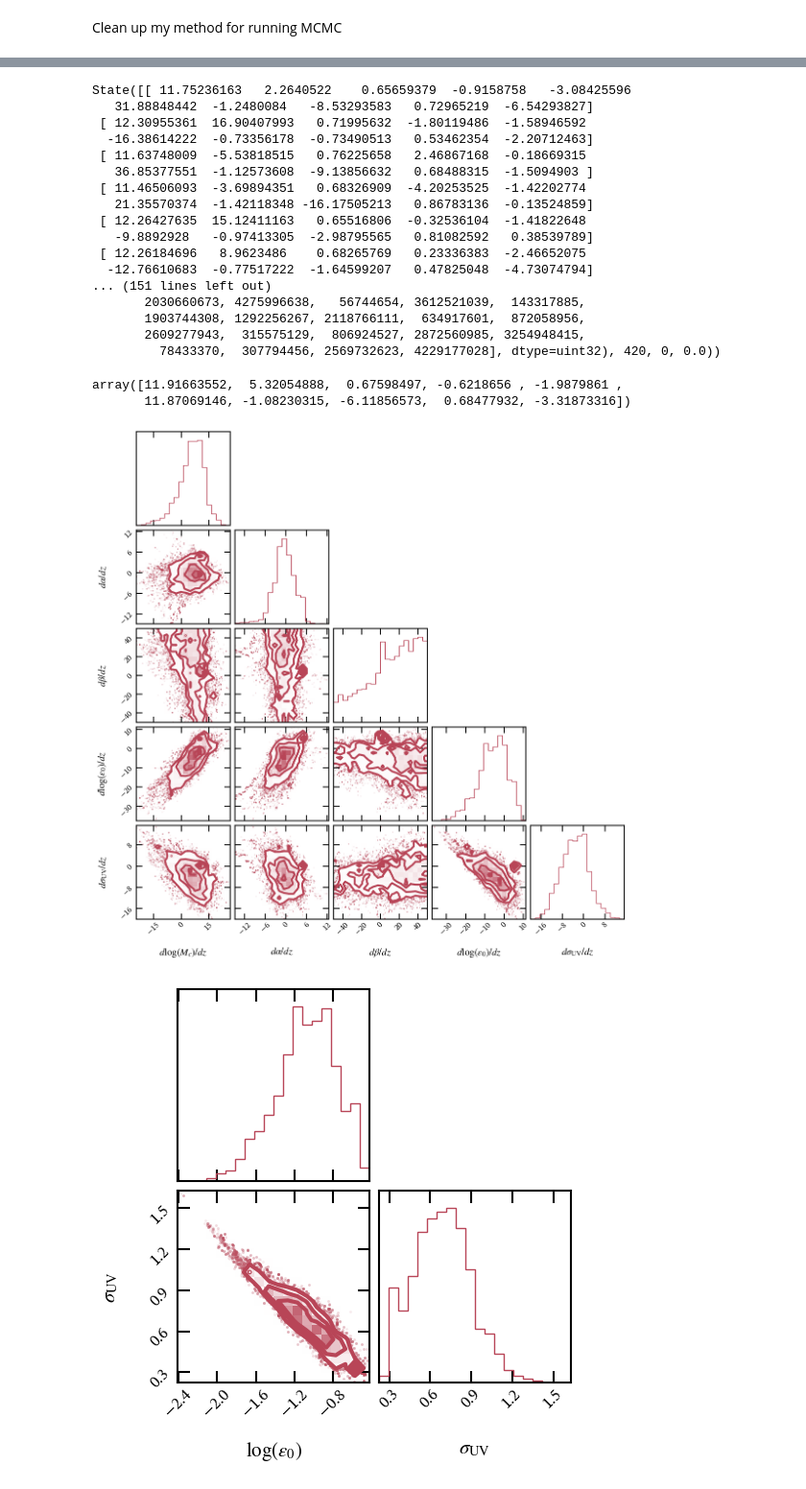
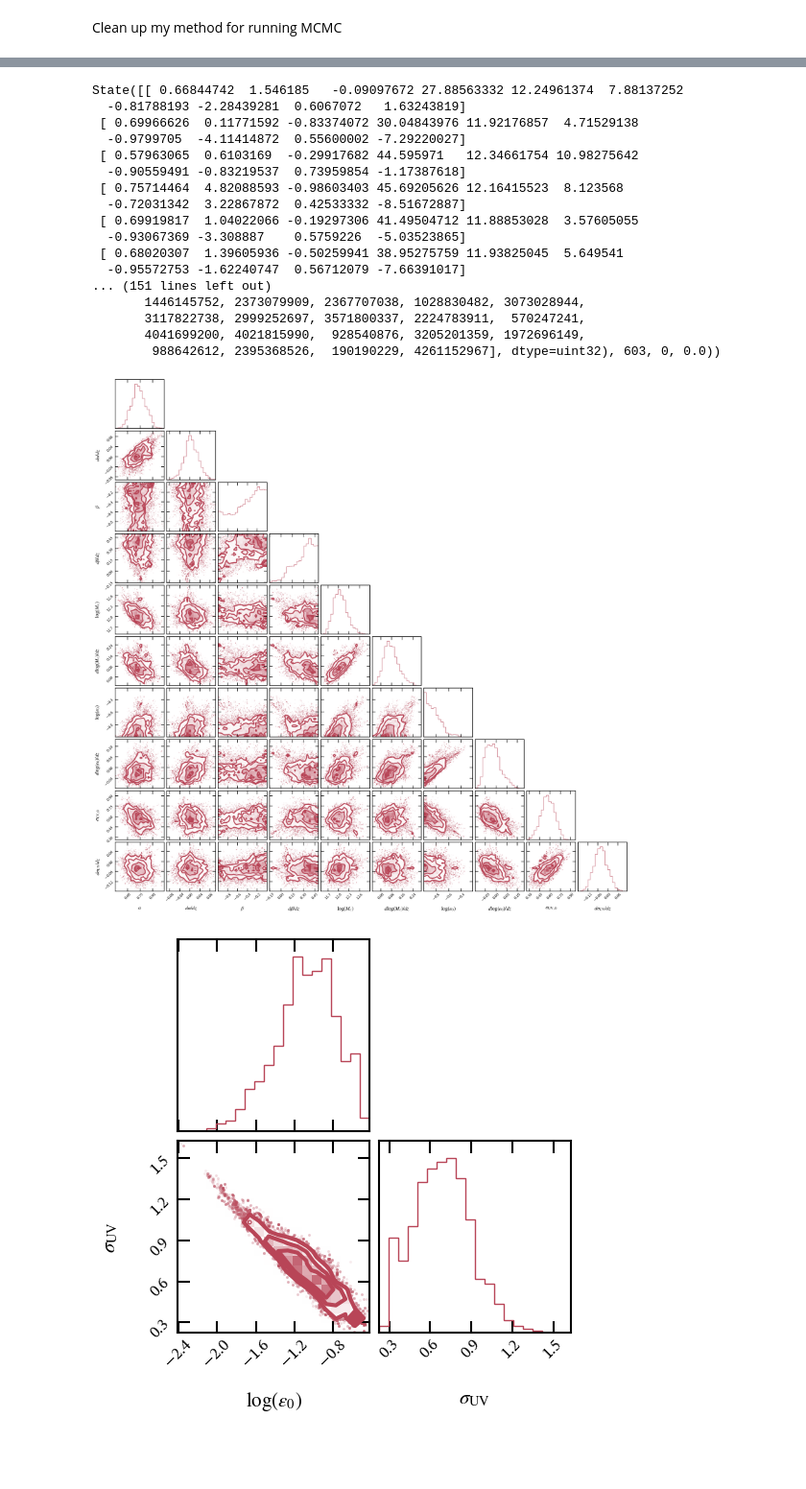
Before and after one commit to ebregou/modeling_stochasticity, a Jupyter notebook: notebooks/MCMC_sigma(z).ipynb, the cells around one changed output, grey strips where cells are left out. Shown at 96% size. Saved outputs shown, nothing was run; the diff lists cells and outputs as text; code cells hidden in the pictures; blank space fills up the shorter version.

Commit message:
tested & finalized the passing of parameters to eMCMC

```diff
--- a/notebooks/MCMC_sigma(z).ipynb
+++ b/notebooks/MCMC_sigma(z).ipynb
@@ -82,10 +82,20 @@ def compare_fits(fits, piecewise_flags, labels, samples, my_UVLF, data_label = '
 
     return fig
 # %%
-scale = np.array([1, 100, 1, 100, 1, 100, 1, 100, 1, 100])  # Scale parameters such that we can take steps of the same size for every
-                                                            # parameter
-labels = [r'$\log(M_c)$', r'$d\log(M_c)/dz$', r"$\alpha$", r"$d\alpha/dz$", r"$\beta$",
-          r"$d\beta/dz$", r"$\log(\epsilon_0)$", r'$d\log(\epsilon_0)/dz$', r'$\sigma_{\rm{UV}}$', r'$d\sigma_{\rm{UV}}/dz$']
-params1 = np.array([12, 0.01, 0.6, 0.01, -0.5, 0.01, -1, 0.01, 0.5, 0.01]) * scale
-lowers = np.array([9, -.5, 0, -.5, -4, -.5, -5, -.5, 0, -.5]) * scale
-uppers = np.array([16, .5, 4, .5, 0, 0.5, 1, .5, 3, .5]) * scale
+param_data = [{'label': r"$\alpha$", 'fit': True, 'value': None, 'start': 0.6, 'scale': 1, 'lower': 0, 'upper': 4},
+              {'label': r"$d\alpha/dz$", 'fit': True, 'value': None, 'start': 0.01, 'scale': 100, 'lower': -0.5, 'upper': 0.5},
+              {'label': r"$d\alpha/dM_{h}$", 'fit': False, 'value': 0, 'start': None, 'scale': None, 'lower': None, 'upper': None},
+              {'label': r"$\beta$", 'fit': True, 'value': None, 'start': -0.5, 'scale': 1, 'lower': -1, 'upper': 0},
+              {'label': r"$d\beta/dz$", 'fit': True, 'value': None, 'start': 0.01, 'scale': 100, 'lower': -0.5, 'upper': 0.5},
+              {'label': r"$d\beta/dM_{h}$", 'fit': False, 'value': 0, 'start': None, 'scale': None, 'lower': None, 'upper': None},
+              {'label': r'$\log(M_c)$', 'fit': True, 'value': None, 'start': 12, 'scale': 1, 'lower': 9, 'upper': 16},
+              {'label': r'$d\log(M_c)/dz$', 'fit': True, 'value': None, 'start': 0.01, 'scale': 100, 'lower': -0.5, 'upper': 0.5},
+              {'label': r'$d\log(M_c)/dM_{h}$', 'fit': False, 'value': 0, 'start': None, 'scale': None, 'lower': None, 'upper': None},
+              {'label': r"$\log(\epsilon_0)$", 'fit': True, 'value': None, 'start': -1, 'scale': 1, 'lower': -1, 'upper': 1},
+              {'label': r'$d\log(\epsilon_0)/dz$', 'fit': True, 'value': None, 'start': 0.01, 'scale': 100, 'lower': -0.5, 'upper': 0.5},
+              {'label': r'$d\log(\epsilon_0)/dM_{h}$', 'fit': False, 'value':0, 'start': 0.01, 'scale': 100, 'lower': -1, 'upper': 1},
+              {'label': r'$\sigma_{\rm{UV}, 0}$', 'fit': True, 'value': None, 'start': 0.5, 'scale': 1, 'lower': 0, 'upper': 3},
+              {'label': r'$d\sigma_{\rm{UV}}/dz$', 'fit': True, 'value': None, 'start': 0.01, 'scale': 100, 'lower': -0.5, 'upper': 0.5},
+              {'label': r'$d\sigma_{\rm{UV}}/dM_{h}$', 'fit': False, 'value': 0, 'start': None, 'scale': None, 'lower': None,
+               'upper': None}
+             ]
@@ -92,6 +106,6 @@ uppers = np.array([16, .5, 4, .5, 0, 0.5, 1, .5, 3, .5]) * scale
 # %%
 # Initalize class
-my_UVLF = eMCMC.UVLF(datHST, params1, lowers, uppers, scale=scale, time_dependence = True)
+my_UVLF = eMCMC.UVLF(datHST, param_data)
 # %%
 # Get initial positions for all the walkers by running a short MCMC
 ICs = my_UVLF.generate_ICs()
@@ -100,34 +114,29 @@ ICs = my_UVLF.generate_ICs()
 Nsteps=2000
 my_UVLF.sampler.run_mcmc(ICs, Nsteps)
 # %% [output]
-State([[ 11.75236163   2.2640522    0.65659379  -0.9158758   -3.08425596
-   31.88848442  -1.2480084   -8.53293583   0.72965219  -6.54293827]
- [ 12.30955361  16.90407993   0.71995632  -1.80119486  -1.58946592
-  -16.38614222  -0.73356178  -0.73490513   0.53462354  -2.20712463]
- [ 11.63748009  -5.53818515   0.76225658   2.46867168  -0.18669315
-   36.85377551  -1.12573608  -9.13856632   0.68488315  -1.5094903 ]
- [ 11.46506093  -3.69894351   0.68326909  -4.20253525  -1.42202774
-   21.35570374  -1.42118348 -16.17505213   0.86783136  -0.13524859]
- [ 12.26427635  15.12411163   0.65516806  -0.32536104  -1.41822648
-   -9.8892928   -0.97413305  -2.98795565   0.81082592   0.38539789]
- [ 12.26184696   8.9623486    0.68265769   0.23336383  -2.46652075
-  -12.76610683  -0.77517222  -1.64599207   0.47825048  -4.73074794]
+State([[ 0.66844742  1.546185   -0.09097672 27.88563332 12.24961374  7.88137252
+  -0.81788193 -2.28439281  0.6067072   1.63243819]
+ [ 0.69966626  0.11771592 -0.83374072 30.04843976 11.92176857  4.71529138
+  -0.9799705  -4.11414872  0.55600002 -7.29220027]
+ [ 0.57963065  0.6103169  -0.29917682 44.595971   12.34661754 10.98275642
+  -0.90559491 -0.83219537  0.73959854 -1.17387618]
+ [ 0.75714464  4.82088593 -0.98603403 45.69205626 12.16415523  8.123568
+  -0.72031342  3.22867872  0.42533332 -8.51672887]
+ [ 0.69919817  1.04022066 -0.19297306 41.49504712 11.88853028  3.57605055
+  -0.93067369 -3.308887    0.5759226  -5.03523865]
+ [ 0.68020307  1.39605936 -0.50259941 38.95275759 11.93825045  5.649541
+  -0.95572753 -1.62240747  0.56712079 -7.66391017]
 ... (151 lines left out)
-       2030660673, 4275996638,   56744654, 3612521039,  143317885,
-       1903744308, 1292256267, 2118766111,  634917601,  872058956,
-       2609277943,  315575129,  806924527, 2872560985, 3254948415,
-         78433370,  307794456, 2569732623, 4229177028], dtype=uint32), 420, 0, 0.0))
+       1446145752, 2373079909, 2367707038, 1028830482, 3073028944,
+       3117822738, 2999252697, 3571800337, 2224783911,  570247241,
+       4041699200, 4021815990,  928540876, 3205201359, 1972696149,
+        988642612, 2395368526,  190190229, 4261152967], dtype=uint32), 603, 0, 0.0))
 # %%
 # Get a list of all of the parameter values along the chain
 samples = my_UVLF.sampler.get_chain(discard = 400, flat=True) # No need to deal with scale here, it will be taken care of in the wrapper
-# %%
-np.average(samples, axis = 0)
-# %% [output]
-array([11.91663552,  5.32054888,  0.67598497, -0.6218656 , -1.9879861 ,
-       11.87069146, -1.08230315, -6.11856573,  0.68477932, -3.31873316])
 # %%
 # Time evolution plot
-corner_plot = Plotter.plot_corner(samples[:,1::2], labels[1::2]) # [1::2] means start at index 1 & step by 2s-- so, odd numbers
+corner_plot = Plotter.plot_corner(samples, param_data) # [1::2] means start at index 1 & step by 2s-- so, odd numbers
 # %% [output]
-[figure, old version]
+[figure, new version]
 # %%
```
Also changed, not shown: parts of 6 cells of this notebook, 3 other files.
